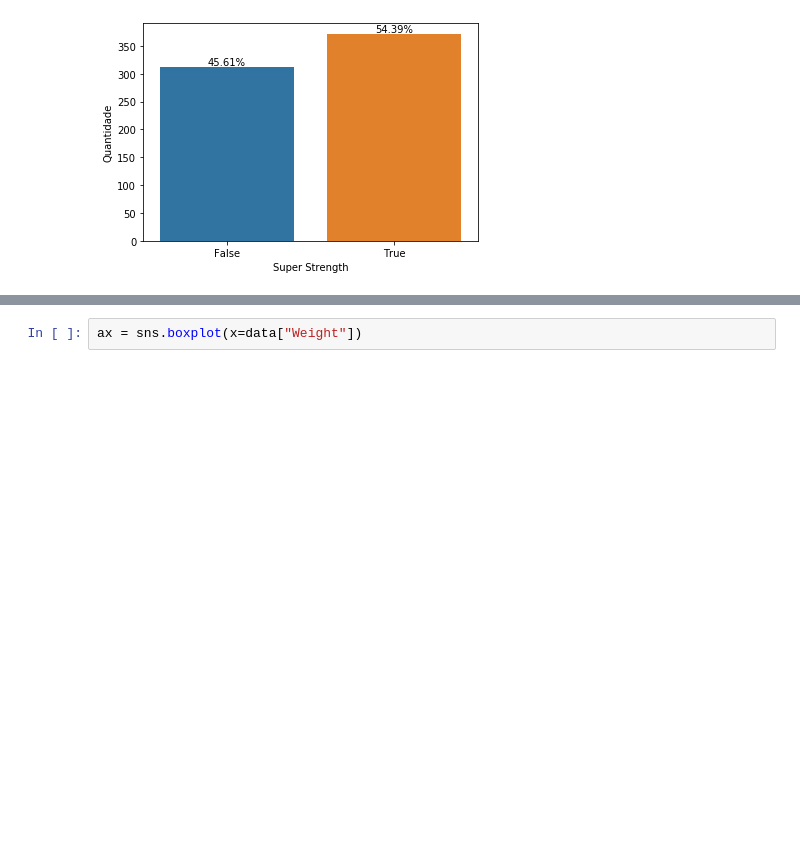
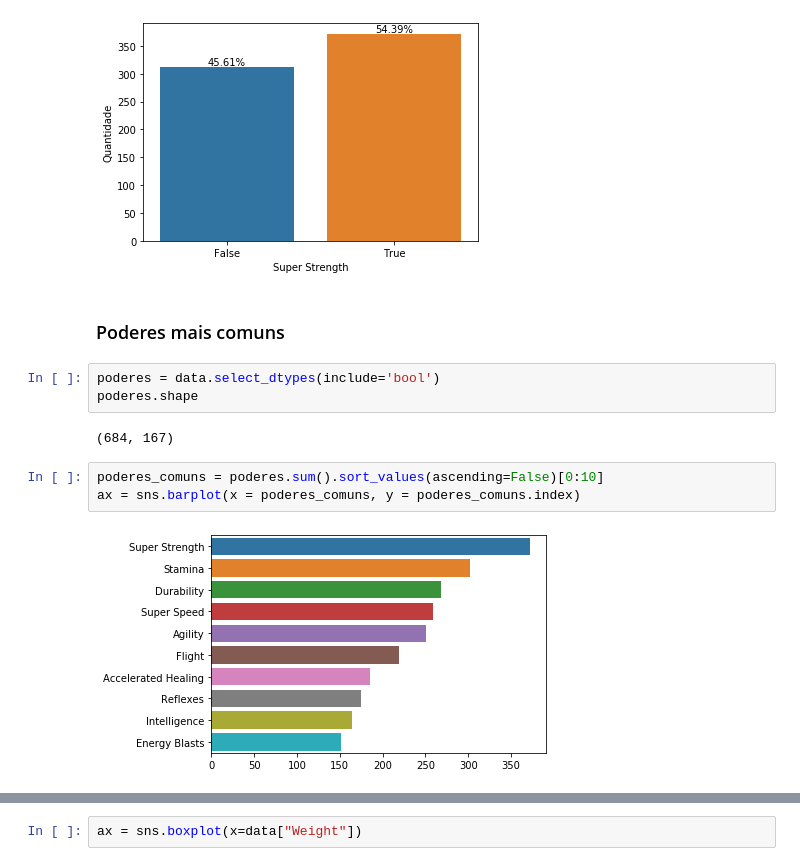
Before and after one commit to Franzx41/MD_1, a Jupyter notebook: exploratory analysis and visualizations.ipynb, the cells around one changed output, grey strips where cells are left out. Drawn from its saved outputs; the diff is of its cells as text; blank space fills up the shorter version.

```diff
--- a/exploratory analysis and visualizations.ipynb
+++ b/exploratory analysis and visualizations.ipynb
@@ -159,6 +159,18 @@ for p in ax.patches:
 plt.show()
 # %% [output]
 [figure]
+# %% [markdown]
+### Poderes mais comuns
+# %%
+poderes = data.select_dtypes(include='bool')
+poderes.shape
+# %% [output]
+(684, 167)
+# %%
+poderes_comuns = poderes.sum().sort_values(ascending=False)[0:10]
+ax = sns.barplot(x = poderes_comuns, y = poderes_comuns.index)
+# %% [output]
+[figure, added]
 # %%
 # Para escolher qual será o ultimo valor que vamos prever podemos procurar por um poder com valores bem
 # simetricos (balanceados) entre quem tem e quem não tem, pois provavelmente será mais facil de prever
```
Also changed, not shown: parts of 1 cell of this notebook, 2 other files.
